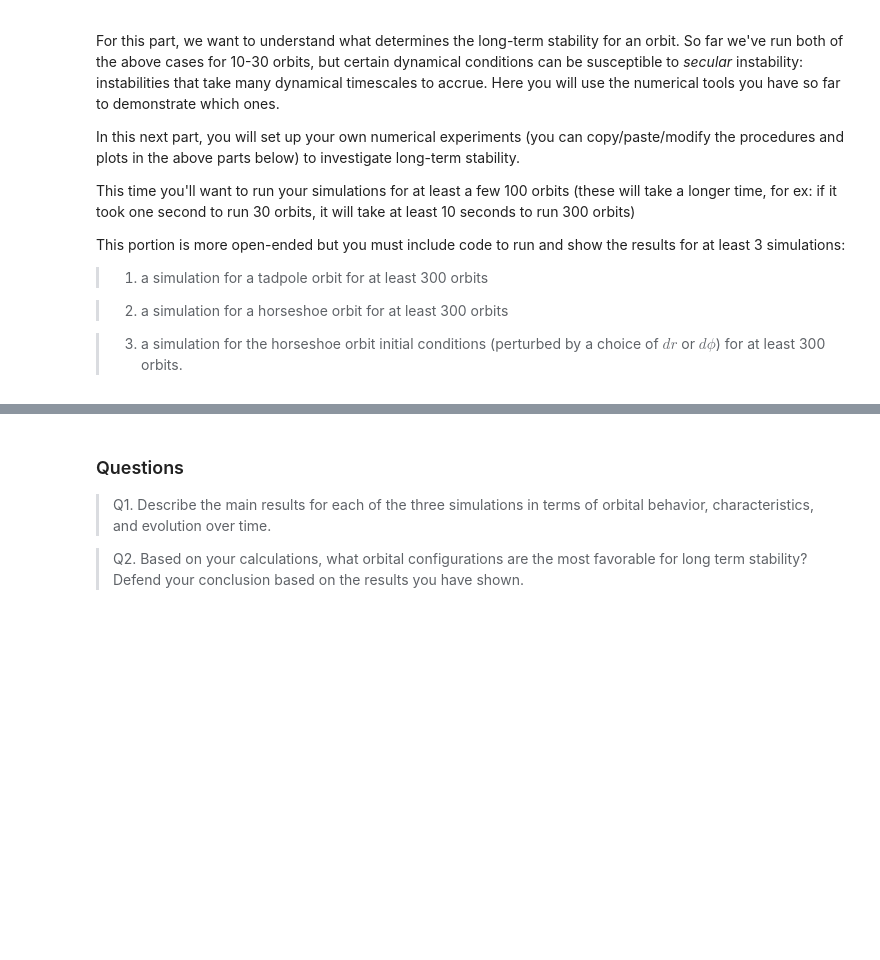
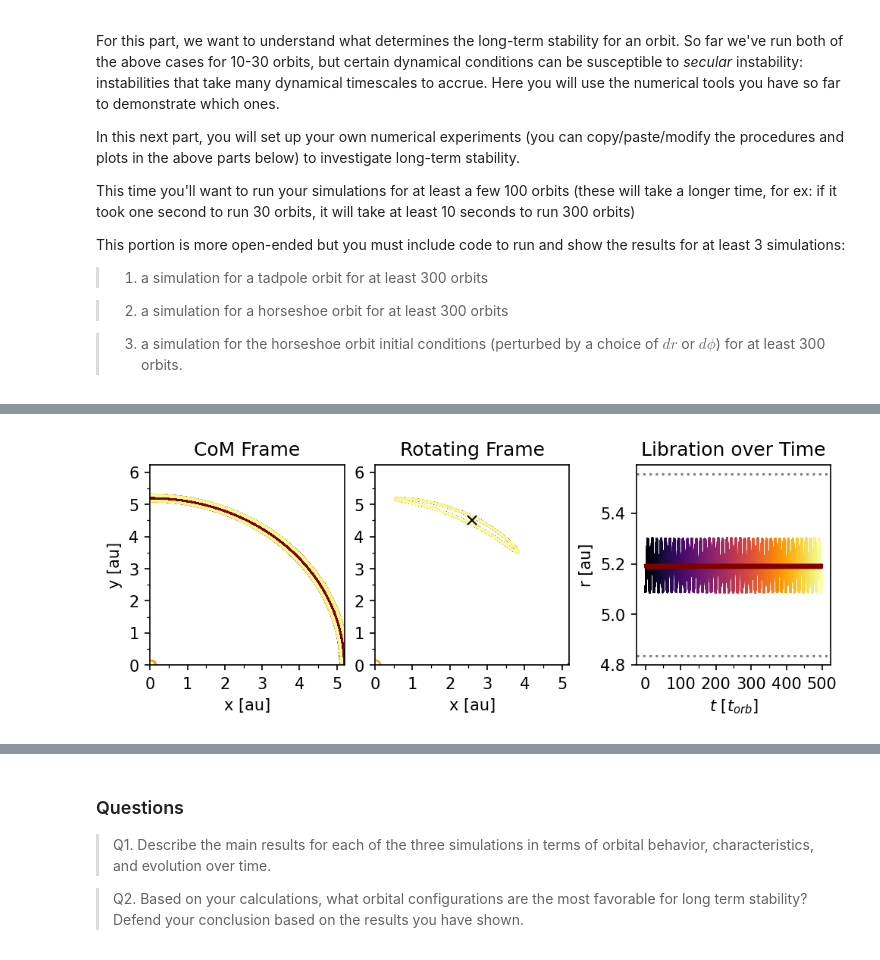
Before and after one commit to anb19019/FoPS-2025, a Jupyter notebook: 3-many-body.ipynb, the cells around one changed output, grey strips where cells are left out. Cells and saved outputs as stored; diff of their text form; code cells hidden in the pictures; blank space fills up the shorter version.

```diff
--- a/3-many-body.ipynb
+++ b/3-many-body.ipynb
@@ -706,0 +826,92 @@ This portion is more open-ended but you must include code to run and show the re
+# %%
+# A simulation for a tadpole orbit for 500 orbits
+
+# A simulation for a tadpole orbit for 300 orbits
+
+# Define the position of the Lagrange point here
+p_Lpt = p_to_cart(5.2,np.pi/3) #dummy value, replace with your own
+
+# Set initial conditions * HERE *
+p_s = (0,0)
+v_s = (0,0)
+m_s = 1
+
+p_j = p_to_cart(5.2, 0) # position
+v_j = set_v(p_j) # velocity
+m_j = 1/1000 # mass
+
+# Dummy initial conditions, replace with your own!
+p_3 = p_to_cart(5.1, np.pi/3)
+v_3 = set_v(p_3)
+m_3 = SMALL # the third body should be a 'test mass'
+
+
+
+# Change parameters above, not here
+Sun = {'m':m_s,'p0':p_s,'u0':v_s,'color':'orange','name':'sun'}
+Jupiter = {'m':m_j, 'p0':p_j,'u0':v_j,'color':'maroon','name':'jupiter'}
+Third = {'m':m_3, 'p0':p_3,'u0':v_3,'color':'violet','name':'third'}
+
+#length of one orbit for Jupiter in code units
+t_orb = T*(p_to_cyl(*p_j)[0])**(3./2.)
+
+#setup and run a simulation
+sim = ThreeBody(Sun,Jupiter,Third)
+tmax = t_orb*500
+err = 1e-8
+dt_i = 1e-10
+sim.integrate(err, dt_i, tmax)
+print('Simulation Done!')
+time_orb = np.array(sim.time)/t_orb # time in number of Jupiter orbits
+
+f,(a1,a2,a3) = plt.subplots(1,3,constrained_layout=True,dpi=150)
+f.set_size_inches(6.5,2.5)
+
+# CoM Frame
+a1.set_title("CoM Frame")
+a1.plot(Jupiter['x_cm'],Jupiter['y_cm'],lw=1,color=Jupiter['color'])
+a1.plot(Sun['x_cm'],Sun['y_cm'],color=Sun['color'],ls=None,marker='o',mfc='white')
+a1.scatter(Third['x_cm'],Third['y_cm'],c=time_orb,s=0.1,cmap='inferno') # colors map to orbital times
+a1.set_ylabel('y [au]')
+
+# In (Jupiter's) Rotating Frame w.r.t to the CoM
+rj,phij = p_to_cyl(Jupiter['x_cm'],Jupiter['y_cm'])
+J_frame = p_rotate((Jupiter['x_cm'],Jupiter['y_cm']),-phij)
+S_frame = p_rotate((Sun['x_cm'],Sun['y_cm']),-phij)
+T_frame = p_rotate((Third['x_cm'],Third['y_cm']),-phij)
+
+a2.set_title('Rotating Frame')
+a2.plot(*J_frame,lw=2,color=Jupiter['color'])
+a2.plot(*S_frame,color=Sun['color'],ls=None,marker='o',mfc='white')
+a2.scatter(*T_frame,c=time_orb,s=0.1,cmap='inferno')
+
+#plot the location of the Lagrange point
+a2.plot(*p_Lpt,marker='x',color='black')
+
+for a in (a1,a2):
+    #a.axis('equal')
+    a.xaxis.set_major_locator(mpl.ticker.MultipleLocator(1))
+    a.xaxis.set_minor_locator(mpl.ticker.MultipleLocator(0.5))
+    a.yaxis.set_major_locator(mpl.ticker.MultipleLocator(1))
+    a.yaxis.set_minor_locator(mpl.ticker.MultipleLocator(0.5))
+    a.set_xlim(min(np.amin(T_frame[0]),0),max(np.amax(T_frame[0]),p_j[0]))
+    a.set_ylim(min(np.amin(T_frame[1]),0),max(np.amax(T_frame[1])*1.2,p_Lpt[1]))
+    a.set_xlabel('x [au]')
+
+# Satellite + Jupiter radial location over time
+r3, phi3 = p_to_cyl(Third['x_cm'],Third['y_cm'])
+a3.plot(time_orb, rj,color=Jupiter['color'])
+a3.scatter(time_orb, r3,c=time_orb,s=0.1,cmap='inferno')
+
+# plot the bounds of Jupiter's hill sphere * HERE *
+r_Hill = r_H(5.2, m_j) # Calculate r_Hill * HERE *
+a3.axhline(rj[0] + r_Hill, color='gray',ls='dotted')
+a3.axhline(rj[0] - r_Hill, color='gray',ls='dotted')
+
+a3.set_xlabel(r'$t \ [t_{orb}]$')
+
+a3.set_title('Libration over Time')
+a3.xaxis.set_major_locator(mpl.ticker.MultipleLocator(100))
+a3.xaxis.set_minor_locator(mpl.ticker.MultipleLocator(50))
+a3.set_ylabel('r [au]')
+# %% [output]
@@ -706,0 +920 @@ This portion is more open-ended but you must include code to run and show the re
+[figure, added]
```
Also changed, not shown: parts of 22 cells of this notebook.
